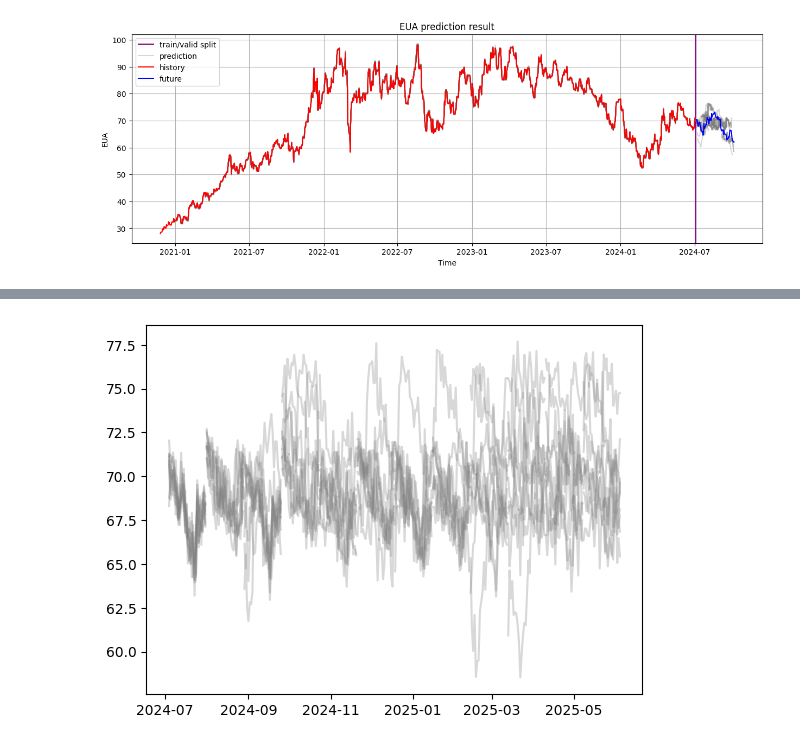
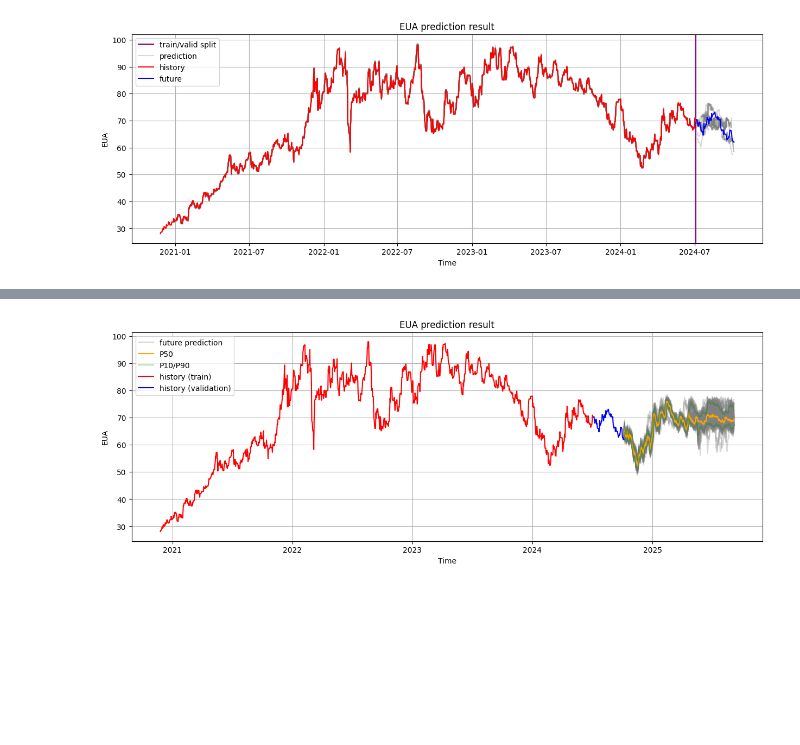
Before and after one commit to geomodeller/eua_prediction, a Jupyter notebook: MULTIRECURSIVE_HJ.ipynb, the cells around one changed output, grey strips where cells are left out. Drawn from its saved outputs; the diff is of its cells as text; code cells hidden in the pictures; blank space fills up the shorter version.

```diff
--- a/MULTIRECURSIVE_HJ.ipynb
+++ b/MULTIRECURSIVE_HJ.ipynb
@@ -168,12 +150,6 @@ for iter in range(12):
 # %%
-future_price_ensemble, future_time = resursive_furture_prediction_with_dropout(model, X_train_tensor[train_size],
-                                                         train_test_split_date = train_test_split_date,
+future_price_ensemble, future_time = resursive_furture_prediction_with_dropout(model, X_train_tensor[-1],
+                                                         train_test_split_date = df_all['Date'].max(),
                                                          num_of_ensemble = 100,
                                                          scaler = scaler,
                                                          df_all = df_all)
-# %%
-for iter in range(12):
-    for real in range(10):
-        plt.plot(future_time[iter], future_price_ensemble[real][iter][0,:,0],'gray',alpha = 0.3)
-# %% [output]
-[figure, removed]
@@ -204,0 +156,14 @@ plt.show()
+# %%
+from script.post_processing import visual_recursive_future_prediction
+visual_recursive_future_prediction(future_time, future_price_ensemble,
+                                       train_test_split_date,
+                                       df_all,
+                                          figsize = (15,5),
+                                          index_of_data= 0, # 0 is EUA price
+                                          name_of_data = 'EUA',
+                                        decoration = {'xlabel': 'Time',
+                                                        'ylabel':'EUA',
+                                                        'title':'EUA prediction result',
+                                                        'grid':'on'})
+# %% [output]
+[figure, added]
```
Also changed, not shown: parts of 11 cells of this notebook, 3 other files.
